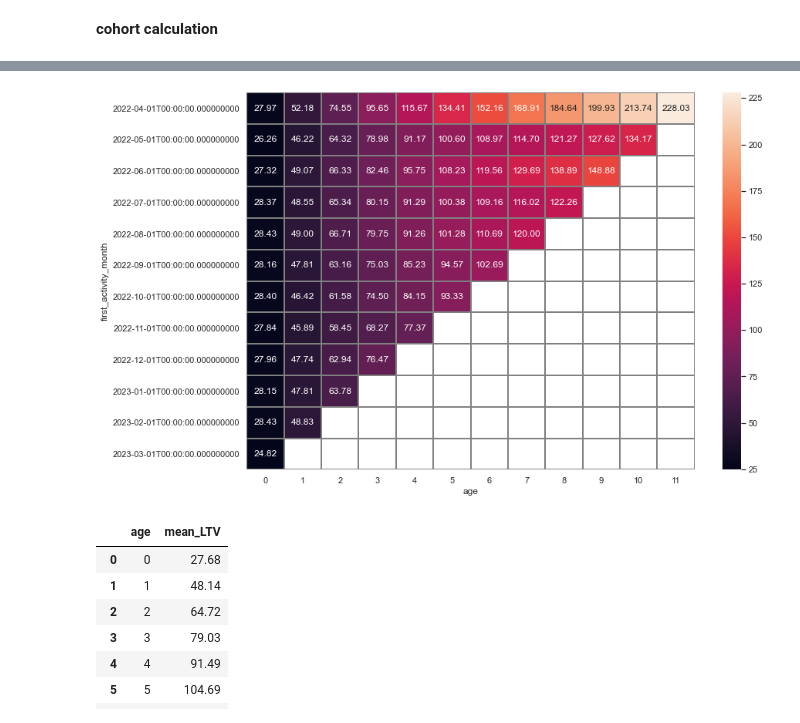
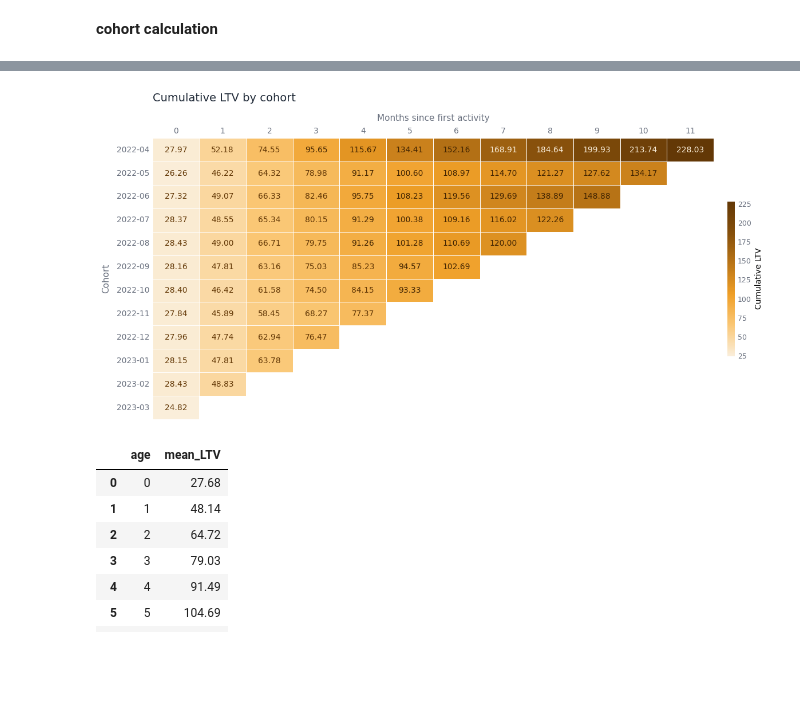
Before and after one commit to maxegorovpt/da_portfolio, a Jupyter notebook: 01_business_cases/video_service_cohort_analysis/video_service_ltv.ipynb, the cells around one changed output, grey strips where cells are left out. Cells and saved outputs as stored; diff of their text form; code cells hidden in the pictures; blank space fills up the shorter version.

```diff
--- a/01_business_cases/adjust_video_service_ltv/video_service_ltv.ipynb
+++ b/01_business_cases/video_service_cohort_analysis/video_service_ltv.ipynb
@@ -1039,9 +1144,15 @@ ltv_simple
 first_activity_date = df_monthly_subs.groupby('user_id')['transaction_date'].min()
 first_activity_date.name = 'first_activity_date'
 # %%
-df_monthly_subs_upd = df_monthly_subs.join(first_activity_date, on = 'user_id')
-df_monthly_subs_upd['first_activity_month'] = df_monthly_subs_upd['first_activity_date'].astype('datetime64[M]')
-df_monthly_subs_upd['activity_month'] = df_monthly_subs_upd['transaction_date'].astype('datetime64[M]')
+df_monthly_subs_upd = df_monthly_subs.join(first_activity_date, on='user_id')
+
+df_monthly_subs_upd['first_activity_month'] = pd.to_datetime(
+    df_monthly_subs_upd['first_activity_date']
+).dt.to_period('M')
+
+df_monthly_subs_upd['activity_month'] = pd.to_datetime(
+    df_monthly_subs_upd['transaction_date']
+).dt.to_period('M')
 
 df_monthly_subs_upd = df_monthly_subs_upd.drop(['transaction_month'], axis=1)
 df_monthly_subs_upd.head()
@@ -1088,8 +1199,7 @@ report = pd.merge(cohort_sizes, cohorts, on = 'first_activity_month')
 report['ltv'] = report['amount_paid'] / report['n_buyers']
 # %%
 # calculate age of the cohorts and LTV
-report['age'] = ((report['activity_month'] - report['first_activity_month']) / np.timedelta64(1, 'M'))
-report['age'] = report['age'].round().astype('int')
+report['age'] = (report['activity_month'] - report['first_activity_month']).apply(lambda x: x.n)
 report['ltv'] = report['amount_paid'] / report['n_buyers']
 report.head()
 # %% [output]
@@ -1128,16 +1238,60 @@ output_cum.fillna('')
 # %%
-# Build heatmap with cumulative LTV
-plt.figure(figsize = (13,9))
-sns.heatmap(output_cum,
-           annot = True,
-           fmt = '.2f',
-           linewidth = 1,
-           linecolor = 'grey'
-           )
+fig, ax = plt.subplots(figsize=(13, 6))
 
+# Amber ramp — pale for low LTV, deep burnt amber for high
+cmap = mcolors.LinearSegmentedColormap.from_list(
+    'ltv_amber', ['#FAEEDA', '#FAC775', '#EF9F27', '#BA7517', '#854F0B', '#633806'], N=256
+)
+
+sns.heatmap(
+    output_cum,
+    annot=True,
+    fmt='.2f',
+    cmap=cmap,
+    linewidths=0.5,
+    linecolor='white',
+    ax=ax,
+    annot_kws={'size': 10, 'weight': '500'},
+    cbar_kws={'shrink': 0.55, 'pad': 0.02, 'label': 'Cumulative LTV'},
+)
+
+# Adaptive annotation colors
+vmin_val = np.nanmin(output_cum.values)
+vmax_val = np.nanmax(output_cum.values)
+
+for text in ax.texts:
+    try:
+        val = float(text.get_text())
+        t = (val - vmin_val) / (vmax_val - vmin_val)
+        if t < 0.3:
+            text.set_color('#633806')   # dark text on pale amber
+        elif t > 0.65:
+            text.set_color('#FAEEDA')   # pale text on dark amber
+        else:
+            text.set_color('#412402')   # darkest for mid-tones
+    except ValueError:
+        pass
+
+ax.set_title('Cumulative LTV by cohort', fontsize=14, fontweight='500',
+             color='#1f2937', pad=16, loc='left')
+ax.set_xlabel('Months since first activity', fontsize=11, color='#6b7280', labelpad=8)
+ax.set_ylabel('Cohort', fontsize=11, color='#6b7280', labelpad=8)
+
+ax.tick_params(axis='both', labelsize=10, colors='#6b7280', length=0)
+for spine in ax.spines.values():
+    spine.set_visible(False)
+
+ax.xaxis.tick_top()
+ax.xaxis.set_label_position('top')
+
+cbar = ax.collections[0].colorbar
+cbar.ax.tick_params(labelsize=9, colors='#6b7280', length=0)
+cbar.outline.set_visible(False)
+
+plt.tight_layout()
 plt.show()
 # %% [output]
-[figure, old version]
+[figure, new version]
 # %%
 # calculate mean LTV by ages of cohorts
 mean_ltv_by_cohorts = output.cumsum(axis=1).mean().round(2).reset_index()
```
Also changed, not shown: parts of 17 cells of this notebook, 1 other file.
